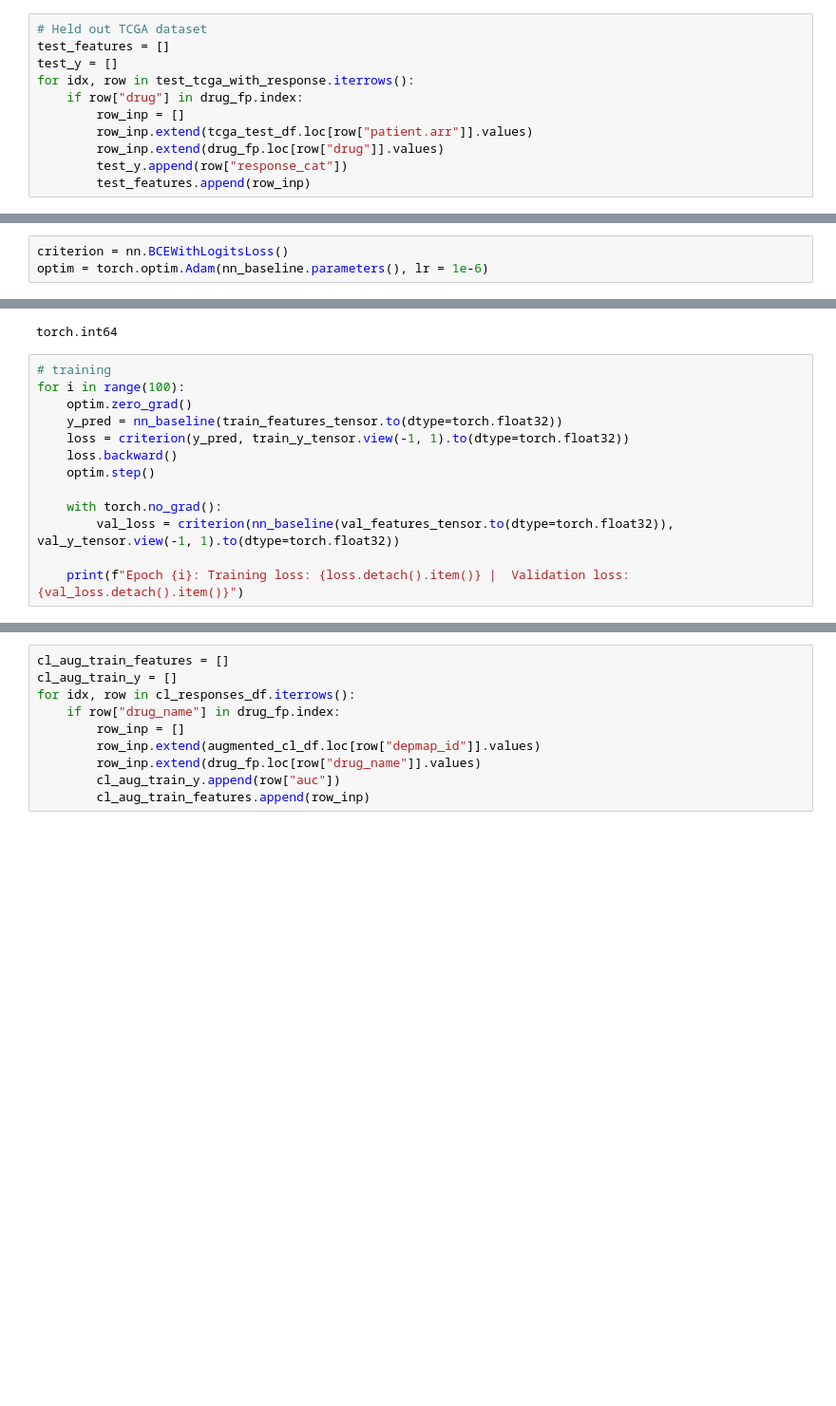
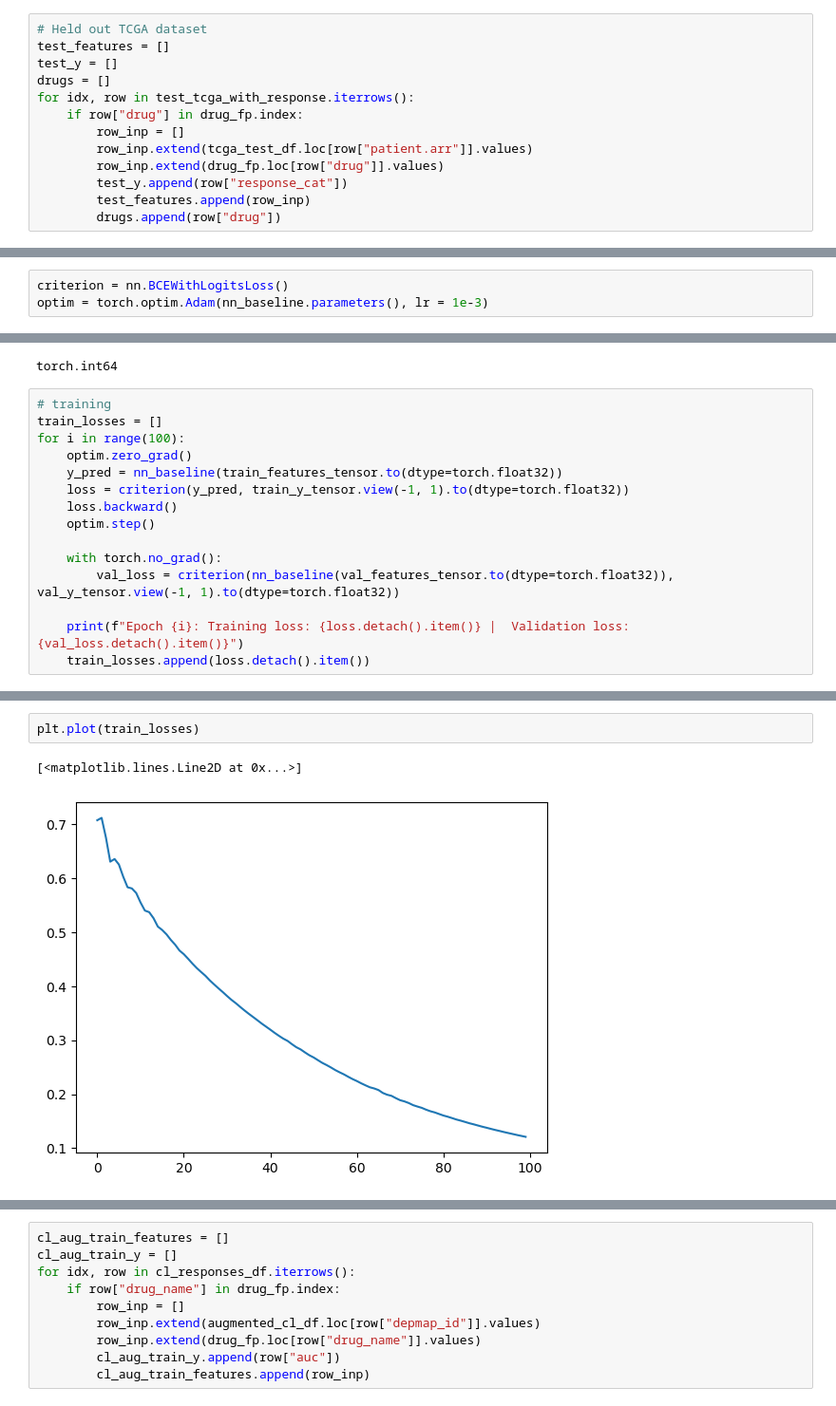
Before and after one commit to ajayago/CS6220_project, a Jupyter notebook: notebooks/downstream_drp_pseudolabeling_nn.ipynb, the cells around one changed output, grey strips where cells are left out. Shown: that part at 95% size. Drawn from its saved outputs; the diff is of its cells as text; blank space fills up the shorter version.

Commit message:
Update baselines and latest changes to model

```diff
--- a/notebooks/downstream_drp_pseudolabeling_nn.ipynb
+++ b/notebooks/downstream_drp_pseudolabeling_nn.ipynb
@@ -232,6 +240,7 @@ from sklearn.metrics import roc_auc_score, average_precision_score, accuracy_sco
 # Held out TCGA dataset
 test_features = []
 test_y = []
+drugs = []
 for idx, row in test_tcga_with_response.iterrows():
     if row["drug"] in drug_fp.index:
         row_inp = []
@@ -239,6 +248,7 @@ for idx, row in test_tcga_with_response.iterrows():
         row_inp.extend(drug_fp.loc[row["drug"]].values)
         test_y.append(row["response_cat"])
         test_features.append(row_inp)
+        drugs.append(row["drug"])
 # %%
 test_features_tensor = torch.tensor(test_features)
 test_y_tensor = torch.tensor(test_y)
@@ -294,13 +304,14 @@ class BaseLineNN(nn.Module):
 nn_baseline = BaseLineNN()
 # %%
 criterion = nn.BCEWithLogitsLoss()
-optim = torch.optim.Adam(nn_baseline.parameters(), lr = 1e-6)
+optim = torch.optim.Adam(nn_baseline.parameters(), lr = 1e-3)
 # %%
 train_y_tensor.dtype
 # %% [output]
 torch.int64
 # %%
 # training
+train_losses = []
 for i in range(100):
     optim.zero_grad()
     y_pred = nn_baseline(train_features_tensor.to(dtype=torch.float32))
@@ -312,4 +323,5 @@ for i in range(100):
         val_loss = criterion(nn_baseline(val_features_tensor.to(dtype=torch.float32)), val_y_tensor.view(-1, 1).to(dtype=torch.float32))
 
     print(f"Epoch {i}: Training loss: {loss.detach().item()} |  Validation loss: {val_loss.detach().item()}")
+    train_losses.append(loss.detach().item())
 # %% [output]
@@ -333,3 +345,8 @@ Epoch 99: Training loss: 0.6842776536941528 |  Validation loss: 0.68434762954711
+# %%
+plt.plot(train_losses)
+# %% [output]
+[<matplotlib.lines.Line2D at 0x...>]
+[figure, added]
 # %%
 # inference
 nn_baseline.eval()
```
Also changed, not shown: parts of 86 cells of this notebook, 31 other files.
